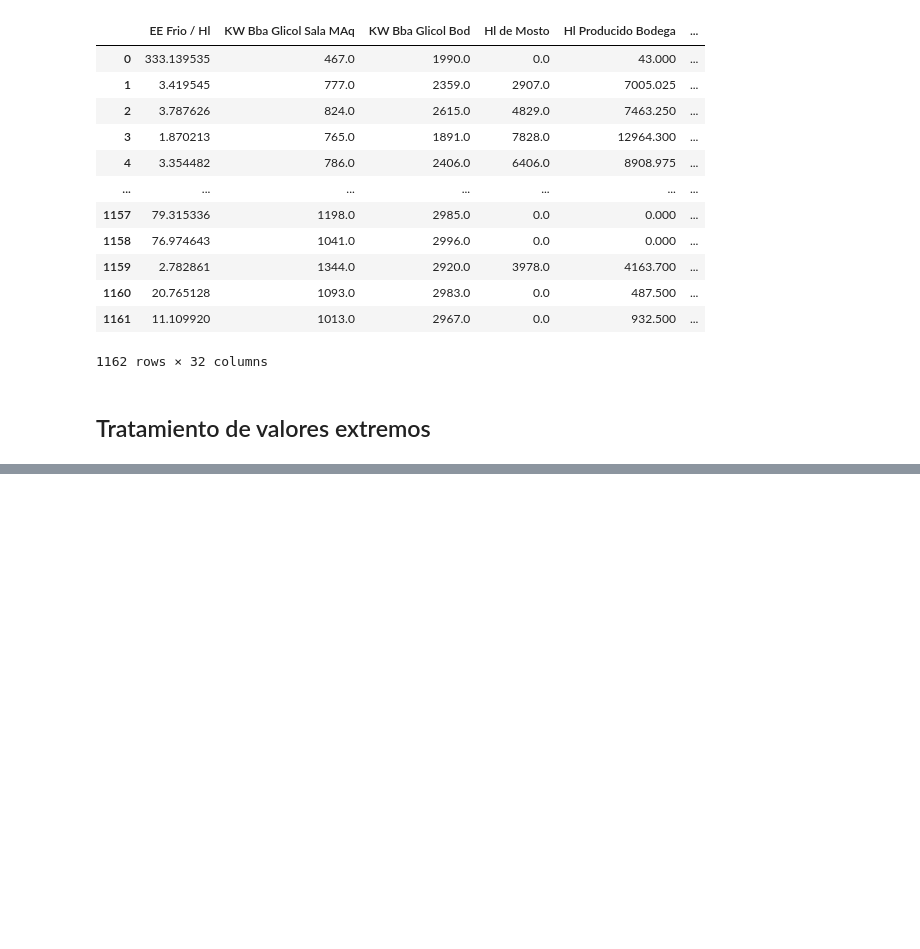
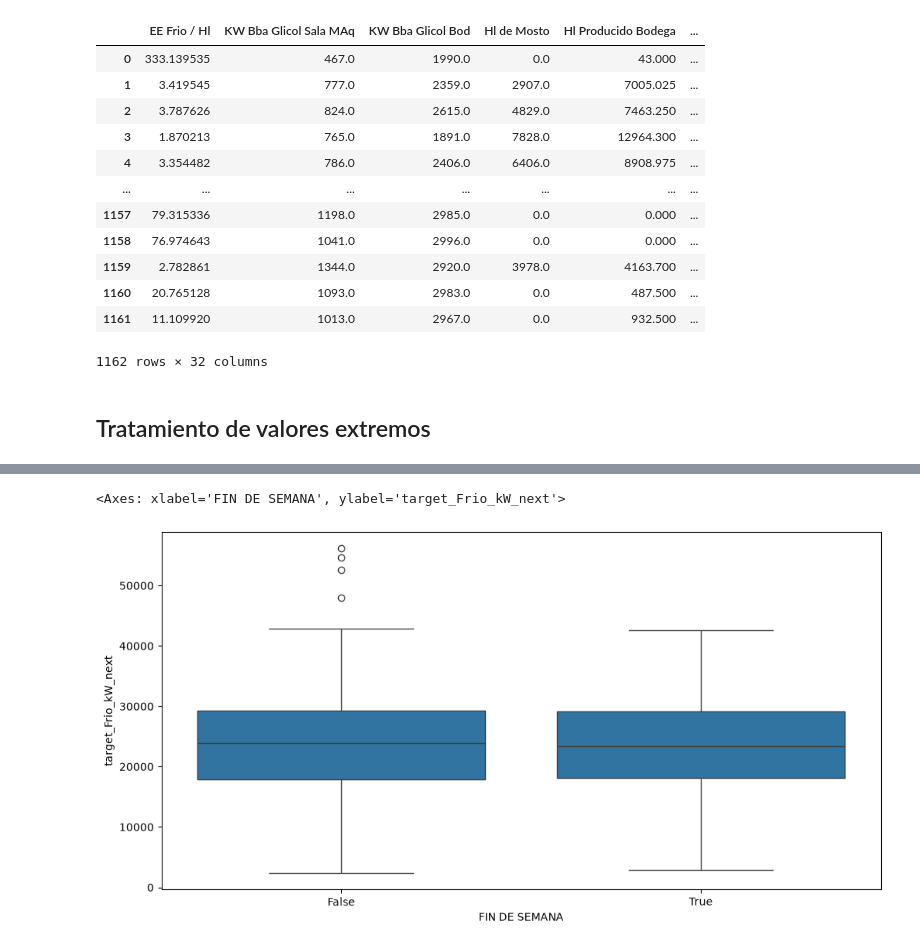
Before and after one commit to ignaciofaule-tech/TPI_LAB2_2026, a Jupyter notebook: src/Preprocesamiento/preprocessing.ipynb, the cells around one changed output, grey strips where cells are left out. Saved outputs shown, nothing was run; the diff lists cells and outputs as text; code cells hidden in the pictures; blank space fills up the shorter version.

```diff
--- a/src/Preprocesamiento/preprocessing.ipynb
+++ b/src/Preprocesamiento/preprocessing.ipynb
@@ -280,0 +293,8 @@ for f in numericas:
+# %%
+df_diario_sin_outliers["FIN DE SEMANA"] = df_diario_sin_outliers["DIA SEMANA"] >= 5
+# %%
+plt.figure(figsize=(12,6))
+sns.boxplot(data=df_diario_sin_outliers, x="FIN DE SEMANA", y= "target_Frio_kW_next")
+# %% [output]
+<Axes: xlabel='FIN DE SEMANA', ylabel='target_Frio_kW_next'>
+[figure, added]
```
Also changed, not shown: parts of 48 cells of this notebook, 2 other files.
